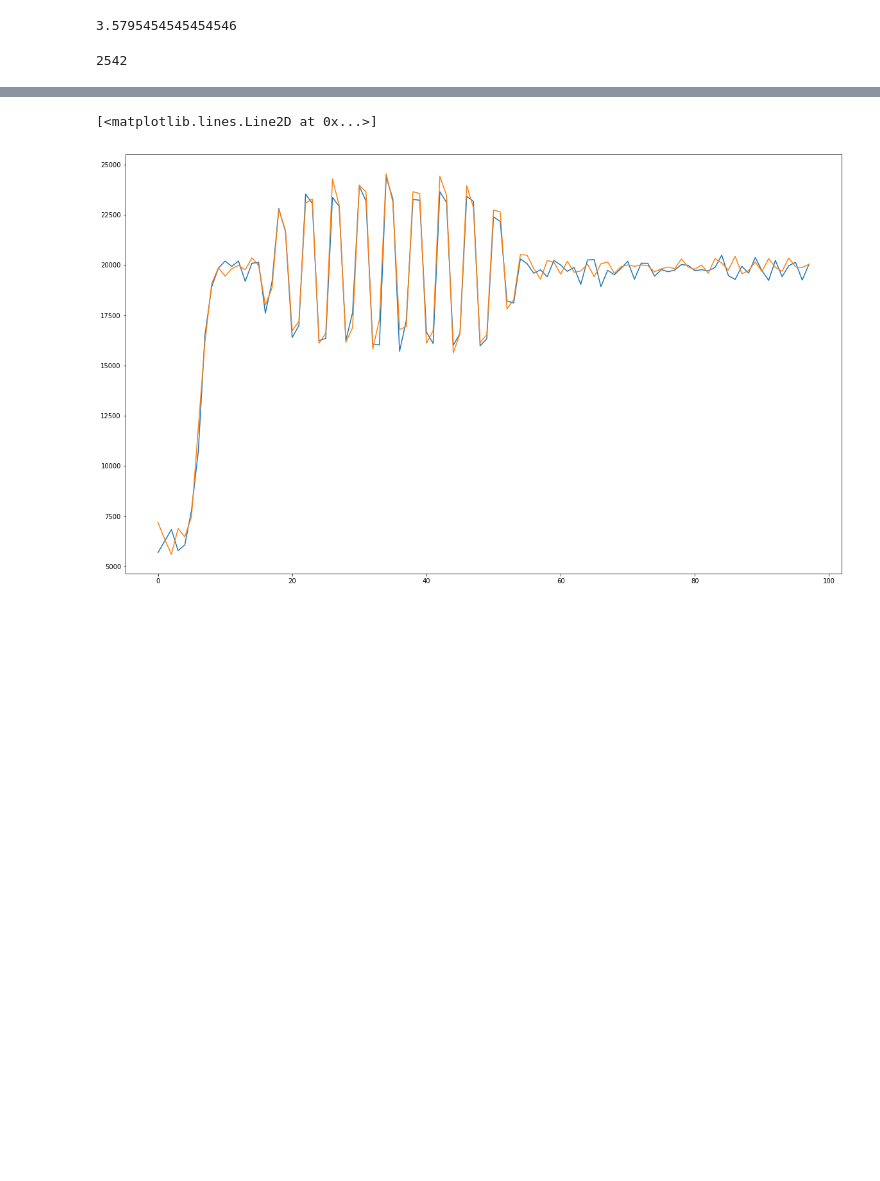
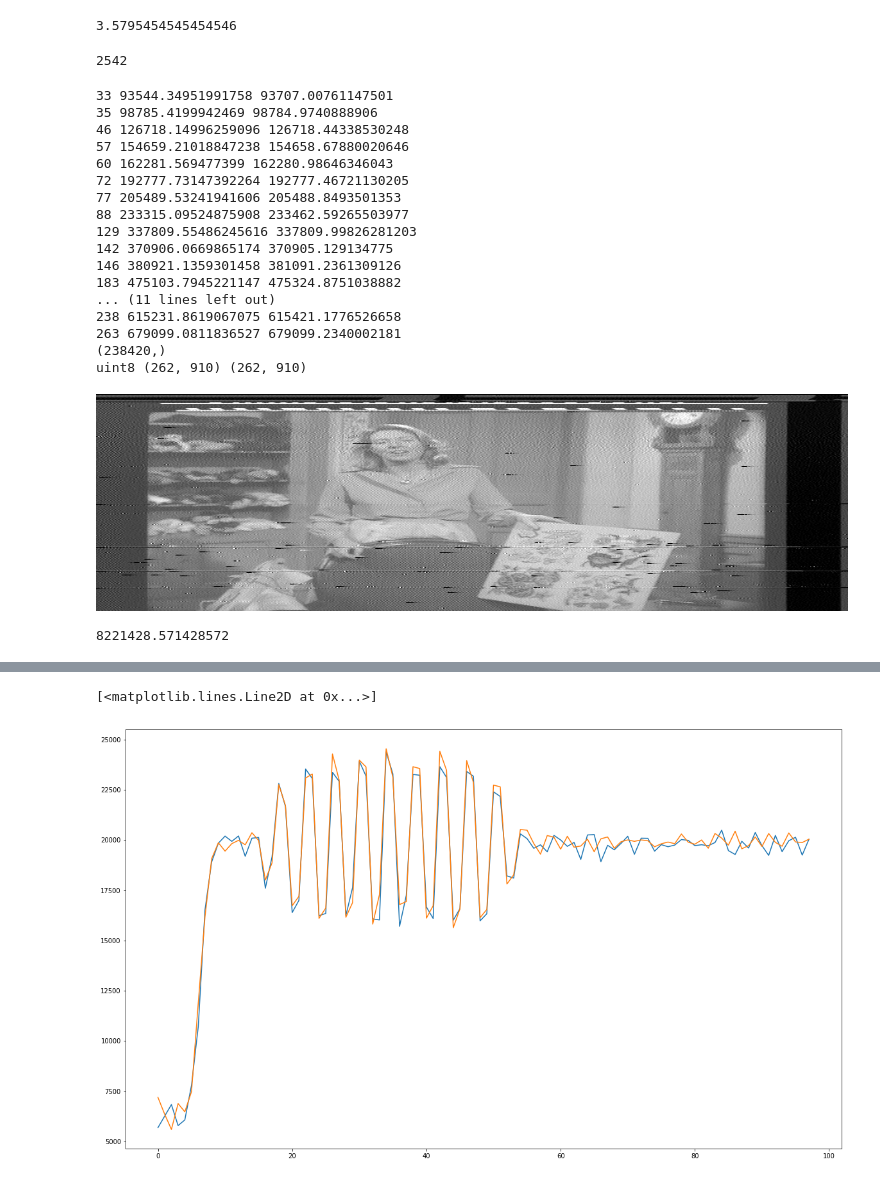
Before and after one commit to happycube/ld-decode, a Jupyter notebook: ld-decode-r1.ipynb, the cells around one changed output, grey strips where cells are left out. Drawn from its saved outputs; the diff is of its cells as text; code cells hidden in the pictures; blank space fills up the shorter version.

```diff
--- a/ld-decode-r1.ipynb
+++ b/ld-decode-r1.ipynb
@@ -676,9 +676,57 @@ def refine_linelocs_hsync(data, linelocs):
         else:
             linelocs2[i] -= 200
 
-        zc = calczc(data[0]['demod_05'], linelocs2[i], rfd.iretohz(-20), reverse=False, _count=400)
+        err = False
+
+        zc = calczc(data[0]['demod_05'], linelocs2[i], rfd.iretohz(-20), reverse=False, _count=400) - 32
         #print(i, linelocs2[i], zc)
         if zc is not None:
-            linelocs2[i] = zc - 32
+            linelocs2[i] = zc
+
+            origdata = data[0]['demod'][int(zc)-40:int(zc)+100]
+            #(data[0]['demod'][int(zc)-100:int(zc)+20], rfd.iretohz(-50), rfd.iretohz(30)))
+            if np.min(origdata) < rfd.iretohz(-50):
+                err = True
+        else:
+            err = True
+
+
+        if i > 10 and err:
+            gap = linelocs2[i - 1] - linelocs2[i - 2]
+            linelocs2[i] = linelocs2[i - 1] + gap
+            print(i, zc, linelocs2[i])
 
     return linelocs2
+# %%
+linelocs1 = compute_linelocs(peaklist, vsyncs)
+linelocs2 = refine_linelocs_hsync(decode1, linelocs1)
+linelocs3, burstlevels3 = refine_linelocs_ntscburst(decode1, linelocs2)
+
+decoded_field, outlinelen = downscale_ntsc_field(decode1, linelocs1)
+reduced = (decoded_field[0] - rfd.iretohz(-40)) / SysParams['hz_ire']
+lines16 = np.uint16(np.clip(reduced * (65535 / 140), 0, 65535) + 0.5)
+
+draw_raw_bwimage(lines16, outlinelen, 262, hscale=1, vscale=1)
+# %% [output]
+33 93544.34951991758 93707.00761147501
+35 98785.4199942469 98784.9740888906
+46 126718.14996259096 126718.44338530248
+57 154659.21018847238 154658.67880020646
+60 162281.569477399 162280.98646346043
+72 192777.73147392264 192777.46721130205
+77 205489.53241941606 205488.8493501353
+88 233315.09524875908 233462.59265503977
+129 337809.55486245616 337809.99826281203
+142 370906.0669865174 370905.129134775
+146 380921.1359301458 381091.2361309126
+183 475103.7945221147 475324.8751038882
+... (11 lines left out)
+238 615231.8619067075 615421.1776526658
+263 679099.0811836527 679099.2340002181
+(238420,)
+uint8 (262, 910) (262, 910)
+[figure, added]
+# %%
+rfd.iretohz(10)
+# %% [output]
+8221428.571428572
```
Also changed, not shown: parts of 8 cells of this notebook.
